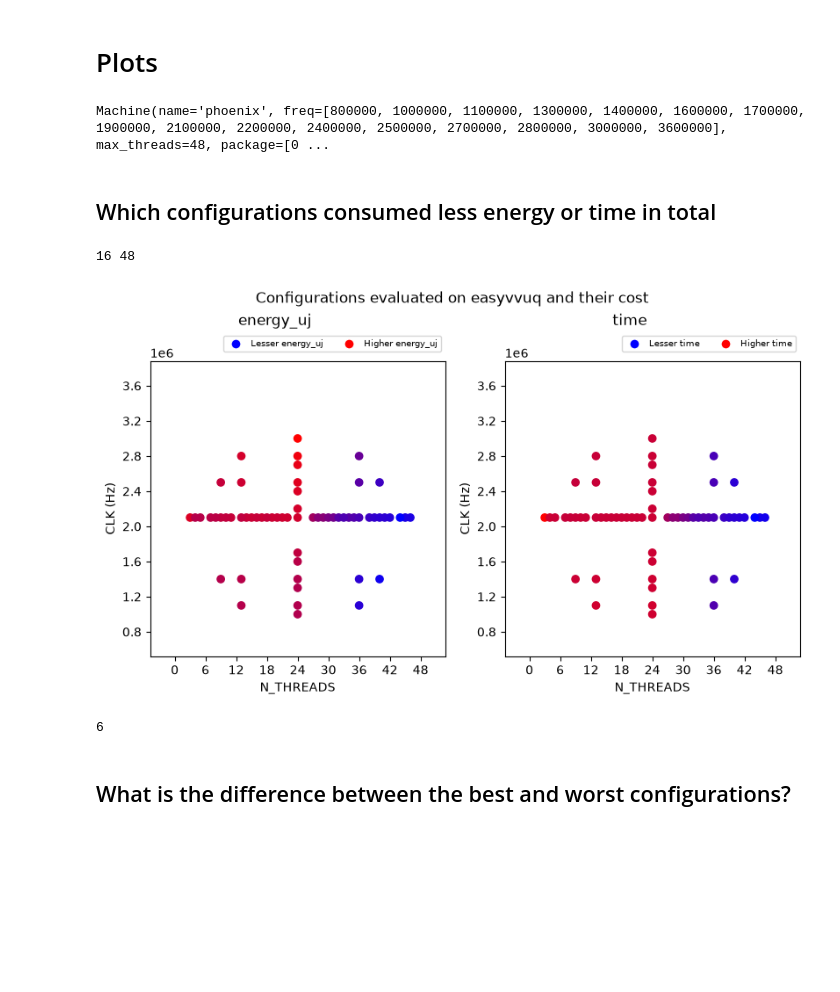
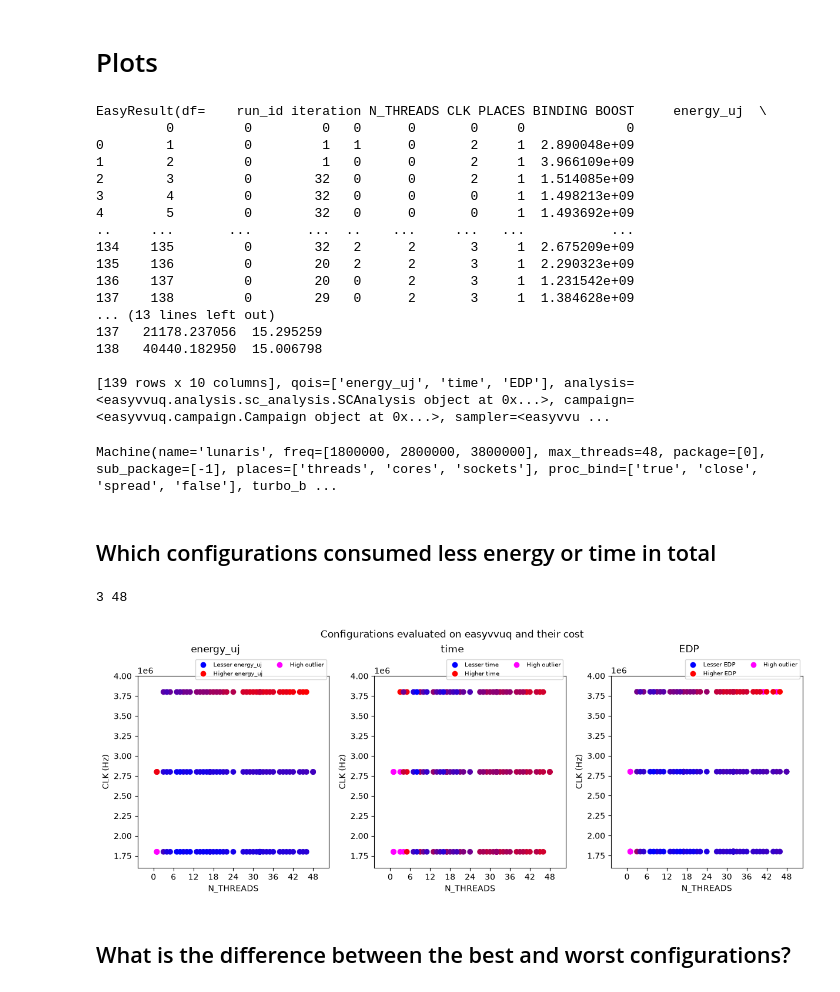
Before and after one commit to Jubarte27/energyuq, a Jupyter notebook: scenarios/main/Energy Analysis.ipynb, the cells around one changed output. Saved outputs shown, nothing was run; the diff lists cells and outputs as text; code cells hidden in the pictures; blank space fills up the shorter version.

Commit message:
plotting fixes

```diff
--- a/scenarios/main/Energy Analysis.ipynb
+++ b/scenarios/main/Energy Analysis.ipynb
@@ -29,16 +30,16 @@ import numpy as np
 DAKOTA=False
 EASY=True
 result_set: dict[str, Result] = {}
-qois = ["energy_uj", "time"]
+qois = ["energy_uj", "time", "EDP"]
 energyuq.QOI = "energy_uj"
 if DAKOTA:
     result_set["dakota"] = Result(parser.parse_dakota_file("pce_samples.dat"), qois)
 
 if EASY:
     campaign_name = "energy"
-    campaign, analysis, mach = energyuq.load(programs.NONE, machines.Glados, campaign_name, dir="runs/NTHREADS_CLK/HPCG/phoenix/")
+    campaign, analysis, mach = energyuq.load(programs.NONE, Machine("None", [], 1), campaign_name, dir="run_results/lunaris/energy_2")
 
-    plot.init(mach)
+    plot = Plotter(mach)
     result_set["easyvvuq"] = EasyResult(
         campaign.get_collation_result(),
         qois,
@@ -47,24 +48,44 @@ if EASY:
         energyuq.get_sampler(campaign),
         cast(SCAnalysisResults, campaign.get_last_analysis())
     )
+# %%
+result_set["easyvvuq"]
+# %% [output]
+EasyResult(df=    run_id iteration N_THREADS CLK PLACES BINDING BOOST     energy_uj  \
+         0         0         0   0      0       0     0             0
+0        1         0         1   1      0       2     1  2.890048e+09
+1        2         0         1   0      0       2     1  3.966109e+09
+2        3         0        32   0      0       2     1  1.514085e+09
+3        4         0        32   0      0       0     1  1.498213e+09
+4        5         0        32   0      0       0     1  1.493692e+09
+..     ...       ...       ...  ..    ...     ...   ...           ...
+134    135         0        32   2      2       3     1  2.675209e+09
+135    136         0        20   2      2       3     1  2.290323e+09
+136    137         0        20   0      2       3     1  1.231542e+09
+137    138         0        29   0      2       3     1  1.384628e+09
+... (13 lines left out)
+137   21178.237056  15.295259
+138   40440.182950  15.006798
+
+[139 rows x 10 columns], qois=['energy_uj', 'time', 'EDP'], analysis=<easyvvuq.analysis.sc_analysis.SCAnalysis object at 0x...>, campaign=<easyvvuq.campaign.Campaign object at 0x...>, sampler=<easyvvu ...
 # %%
 mach
 # %% [output]
-Machine(name='phoenix', freq=[800000, 1000000, 1100000, 1300000, 1400000, 1600000, 1700000, 1900000, 2100000, 2200000, 2400000, 2500000, 2700000, 2800000, 3000000, 3600000], max_threads=48, package=[0 ...
+Machine(name='lunaris', freq=[1800000, 2800000, 3800000], max_threads=48, package=[0], sub_package=[-1], places=['threads', 'cores', 'sockets'], proc_bind=['true', 'close', 'spread', 'false'], turbo_b ...
 # %% [markdown]
 ## Which configurations consumed less energy or time in total
 # %%
 %matplotlib inline
 print(len(mach.freq), mach.max_threads)
 for name, result in result_set.items():
-    fig = plt.figure(figsize=(8,8), layout="constrained")
+    fig = plt.figure(figsize=(12,12), layout="constrained")
     fig.suptitle(f"Configurations evaluated on {name} and their cost")
-    fs = fig.subfigures(1, 2).flatten()
+    fs = fig.subfigures(1, len(qois)).flatten()
     c=0
     for qoi in qois:
         f = plot.plot_grid_2D_best(result, qoi, subfig=fs[c])
         f.suptitle(qoi)
         c += 1
 # %% [output]
-16 48
+3 48
-[figure, old version]
+[figure, new version]
@@ -130,8 +92,3 @@ def plot_qoi_pdf_cdf(analysis_obj, results, qoi, n_samples=10000):
-# %%
-import numpy as np
-np.min(np.max(analysis.l_norm, 0))
-# %% [output]
-6
 # %% [markdown]
 ## What is the difference between the best and worst configurations?
 # %%
```
Also changed, not shown: parts of 9 cells of this notebook, 8 other files.
